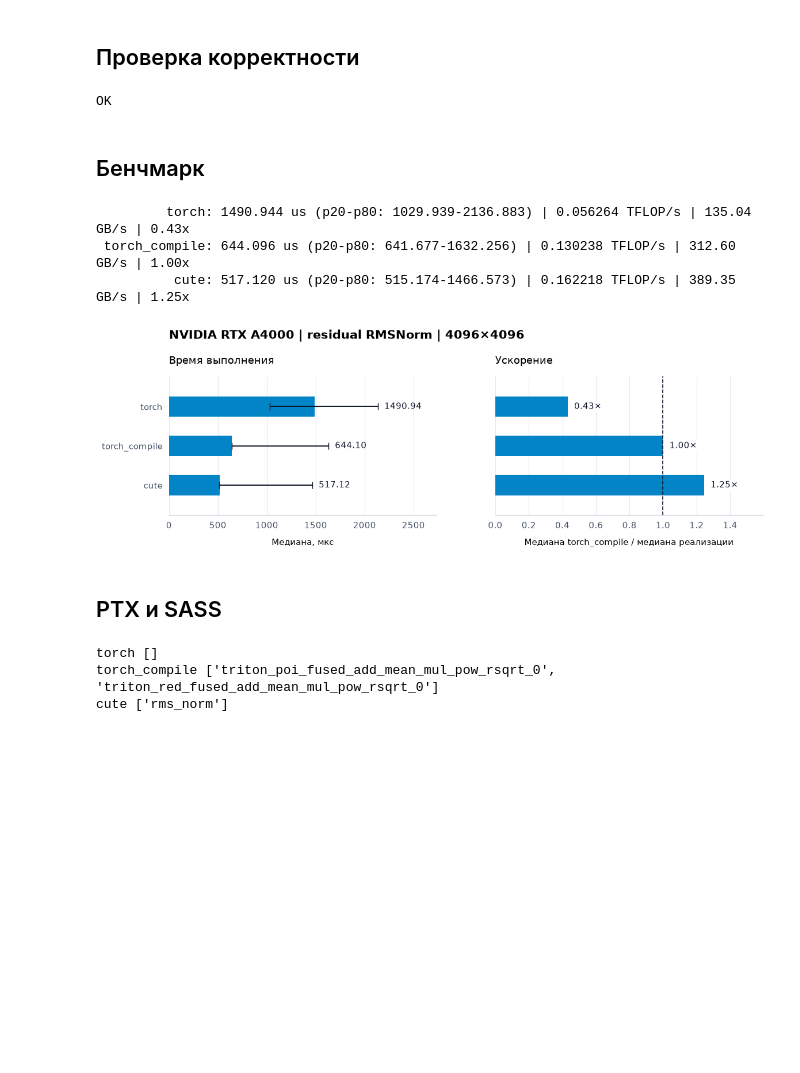
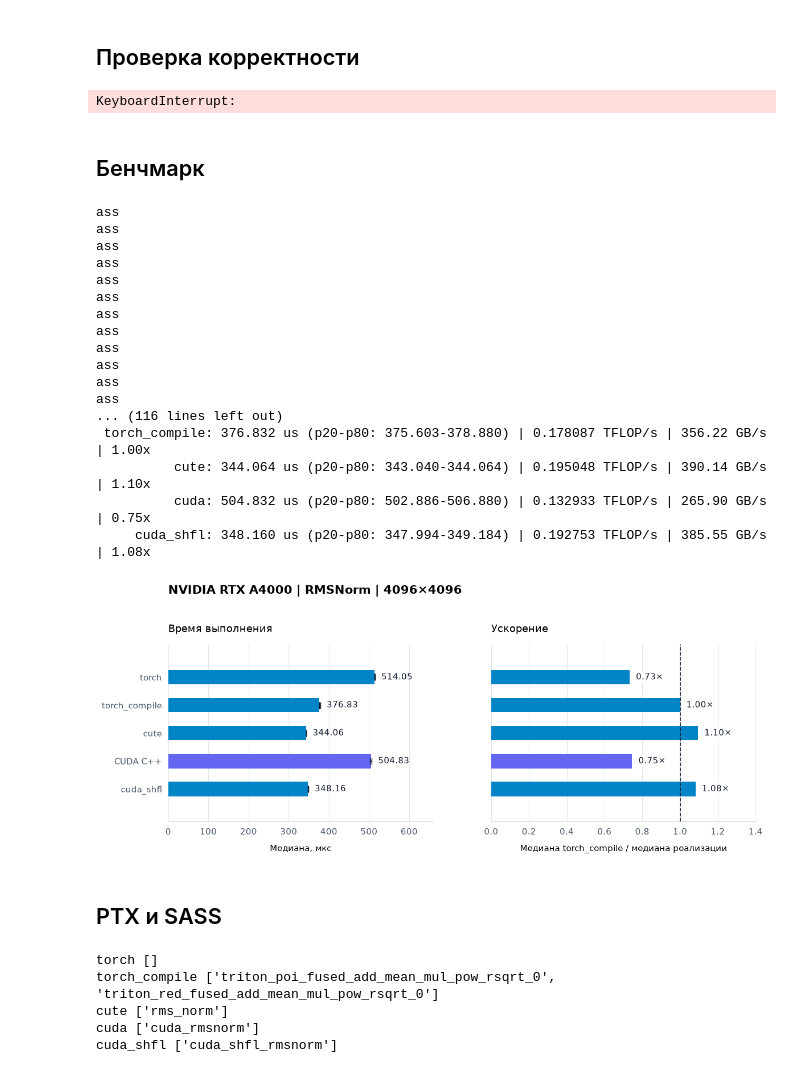
Before and after one commit to babanov1403/ysda-dsl-benches, a Jupyter notebook: 02-rmsnorm/babanovil/bench.ipynb, the cells around one changed output. Drawn from its saved outputs; the diff is of its cells as text; code cells hidden in the pictures; blank space fills up the shorter version.

Commit message:
[rms_norm] cuda close to CuTe

```diff
--- a/02-rmsnorm/babanovil/bench.ipynb
+++ b/02-rmsnorm/babanovil/bench.ipynb
@@ -64,7 +64,7 @@ from common.inputs import make_inputs
 from common.run import make_runner, run_benchmark
 from neuroslop.visualize_bench_results import plot_benchmark
 
-device = torch.device("cuda:6")
+device = torch.device("cuda:0")
 torch.cuda.set_device(device)
 major, minor = torch.cuda.get_device_capability(device)
 os.environ["TORCH_CUDA_ARCH_LIST"] = f"{major}.{minor}+PTX"
@@ -79,35 +79,34 @@ ATOL = 1e-6
 
 def make_rmsnorm_inputs(rows, cols):
     return make_inputs(
-        (rows, cols), (rows, cols), (cols,), dtype=DTYPE, seed=SEED, device=device
+        (rows, cols), (cols,), dtype=DTYPE, seed=SEED, device=device
     )
 
 
-def residual_rms_norm(x, residual, weight):
-    y = x + residual
-    return torch.nn.functional.rms_norm(y, (y.shape[-1],), weight, eps=EPS)
+def rms_norm(x, weight):
+    return torch.nn.functional.rms_norm(x, (x.shape[-1],), weight, eps=EPS)
 
 
-def residual_rms_norm_ops(x, residual, weight):
-    y = x + residual
-    inv_rms = torch.rsqrt(y.square().mean(dim=-1, keepdim=True) + EPS)
-    return y * inv_rms * weight
+def rms_norm_ops(x, weight):
+    inv_rms = torch.rsqrt(x.square().mean(dim=-1, keepdim=True) + EPS)
+    return x * inv_rms * weight
 # %% [markdown]
 ## Реализации
 # %%
 # Добавь имя готового ядра, чтобы включить его в проверку, замер и экспорт.
-ENABLED_BACKENDS = ("torch", "torch_compile", "cute")
+ENABLED_BACKENDS = ("torch", "torch_compile", "cute", "cuda", "cuda_shfl")
 
 runners = {
-    "torch": make_runner("torch", residual_rms_norm),
-    "torch_compile": make_runner("torch_compile", residual_rms_norm_ops),
+    "torch": make_runner("torch", rms_norm),
+    "torch_compile": make_runner("torch_compile", rms_norm_ops),
     "triton": make_runner(
-        "triton", triton_rmsnorm.residual_rms_norm_kernel,
-        extra_args=lambda x, residual, weight, out: (x.stride(0), x.shape[1], EPS),
+        "triton", triton_rmsnorm.rms_norm_kernel,
+        extra_args=lambda x, weight, out: (x.stride(0), x.shape[1], EPS),
         grid=lambda meta: (meta["x_ptr"].shape[0],),
     ),
     "cute": make_runner("cute", cute_rmsnorm.rms_norm(autotune=False)),
     "cuda": make_runner("cuda", "cuda_rmsnorm.cu", entry="rms_norm"),
+    "cuda_shfl": make_runner("cuda", "cuda_shfl_rmsnorm.cu", entry="rms_norm"),
 }
 implementations = {name: runners[name] for name in ENABLED_BACKENDS}
 # %% [markdown]
@@ -116,7 +115,7 @@ implementations = {name: runners[name] for name in ENABLED_BACKENDS}
 for rows, cols in [(1, 1), (3, 7), (5, 255), (2, 256), (3, 257), (7, 1000),
                    (4, 4096), (3, 8196), (M, N)]:
     inputs = make_rmsnorm_inputs(rows, cols)
-    expected = residual_rms_norm(*inputs)
+    expected = rms_norm(*inputs)
     for name, fn in implementations.items():
         torch.testing.assert_close(
             fn(*inputs), expected, rtol=RTOL, atol=ATOL,
@@ -124,23 +123,37 @@ for rows, cols in [(1, 1), (3, 7), (5, 255), (2, 256), (3, 257), (7, 1000),
         )
 print("OK")
 # %% [output]
-OK
+KeyboardInterrupt:
 # %% [markdown]
 ## Бенчмарк
 # %%
 inputs = make_rmsnorm_inputs(M, N)
-# На элемент: residual add, квадрат, сложение для суммы и два умножения.
-results = run_benchmark(implementations, inputs, reference=residual_rms_norm, flops=5 * M * N)
+# На элемент: квадрат, сложение для суммы и два умножения.
+results = run_benchmark(implementations, inputs, reference=rms_norm, flops=4 * M * N)
 plot_benchmark(
     results, baseline="torch_compile",
-    title=f"{torch.cuda.get_device_name(device)} | residual RMSNorm | {M}×{N}",
+    title=f"{torch.cuda.get_device_name(device)} | RMSNorm | {M}×{N}",
 )
 plt.show()
 # %% [output]
-         torch: 1490.944 us (p20-p80: 1029.939-2136.883) | 0.056264 TFLOP/s | 135.04 GB/s | 0.43x
- torch_compile: 644.096 us (p20-p80: 641.677-1632.256) | 0.130238 TFLOP/s | 312.60 GB/s | 1.00x
-          cute: 517.120 us (p20-p80: 515.174-1466.573) | 0.162218 TFLOP/s | 389.35 GB/s | 1.25x
+ass
+ass
+ass
+ass
+ass
+ass
+ass
+ass
+ass
+ass
+ass
+ass
+... (116 lines left out)
+ torch_compile: 376.832 us (p20-p80: 375.603-378.880) | 0.178087 TFLOP/s | 356.22 GB/s | 1.00x
+          cute: 344.064 us (p20-p80: 343.040-344.064) | 0.195048 TFLOP/s | 390.14 GB/s | 1.10x
+          cuda: 504.832 us (p20-p80: 502.886-506.880) | 0.132933 TFLOP/s | 265.90 GB/s | 0.75x
+     cuda_shfl: 348.160 us (p20-p80: 347.994-349.184) | 0.192753 TFLOP/s | 385.55 GB/s | 1.08x
-[figure, old version]
+[figure, new version]
 # %% [markdown]
 ## PTX и SASS
 # %%
@@ -152,3 +165,5 @@ for name, fn in implementations.items():
 torch []
 torch_compile ['triton_poi_fused_add_mean_mul_pow_rsqrt_0', 'triton_red_fused_add_mean_mul_pow_rsqrt_0']
 cute ['rms_norm']
+cuda ['cuda_rmsnorm']
+cuda_shfl ['cuda_shfl_rmsnorm']
```
Also changed, not shown: parts of 1 cell of this notebook, 14 other files.
